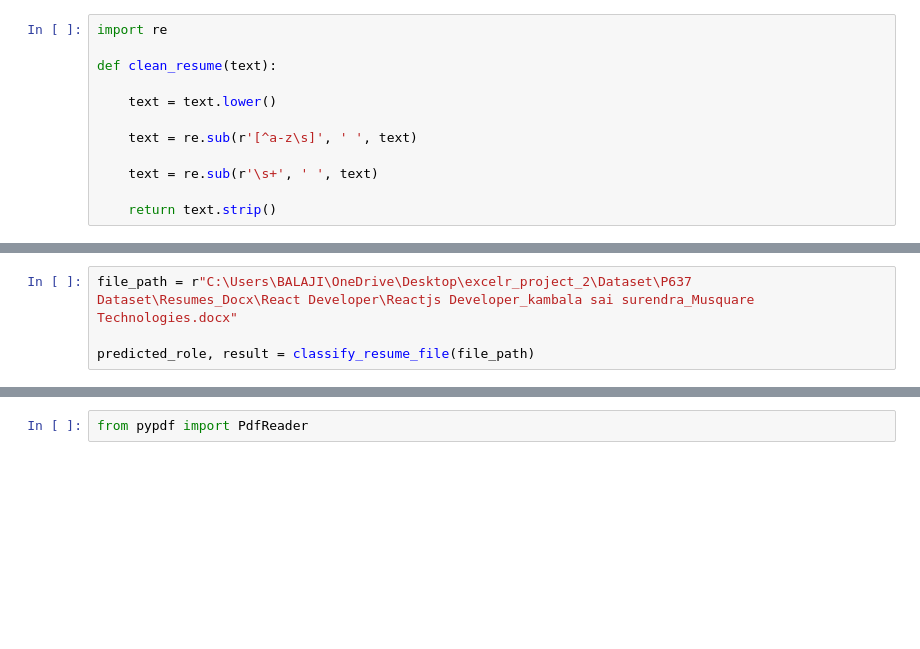
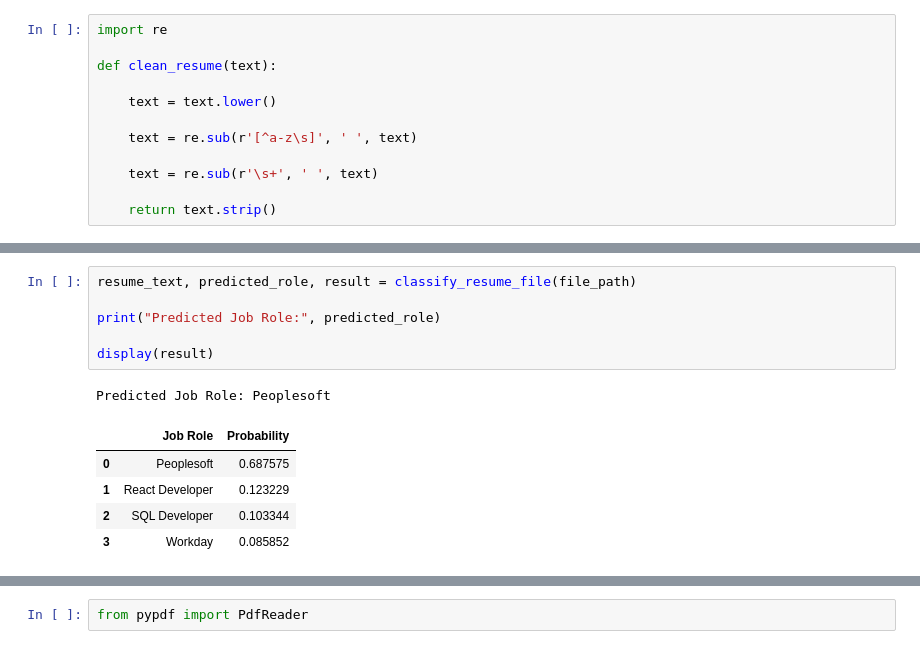
Before and after one commit to balajikoduru/Resume_Classification, a Jupyter notebook: resume_classification.ipynb, the cells around one changed output, grey strips where cells are left out. Cells and saved outputs as stored; diff of their text form; blank space fills up the shorter version.

```diff
--- a/resume_classification.ipynb
+++ b/resume_classification.ipynb
@@ -2046,7 +2056,16 @@ def classify_resume_file(file_path):
 # %%
-file_path = r"C:\Users\BALAJI\OneDrive\Desktop\excelr_project_2\Dataset\P637 Dataset\Resumes_Docx\React Developer\Reactjs Developer_kambala sai surendra_Musquare Technologies.docx"
+resume_text, predicted_role, result = classify_resume_file(file_path)
 
-predicted_role, result = classify_resume_file(file_path)
+print("Predicted Job Role:", predicted_role)
+
+display(result)
+# %% [output]
+Predicted Job Role: Peoplesoft
+|  | Job Role | Probability |
+| 0 | Peoplesoft | 0.687575 |
+| 1 | React Developer | 0.123229 |
+| 2 | SQL Developer | 0.103344 |
+| 3 | Workday | 0.085852 |
 # %%
 print("Predicted Job Role:", predicted_role)
 
```
Also changed, not shown: parts of 21 cells of this notebook, 4 other files.
